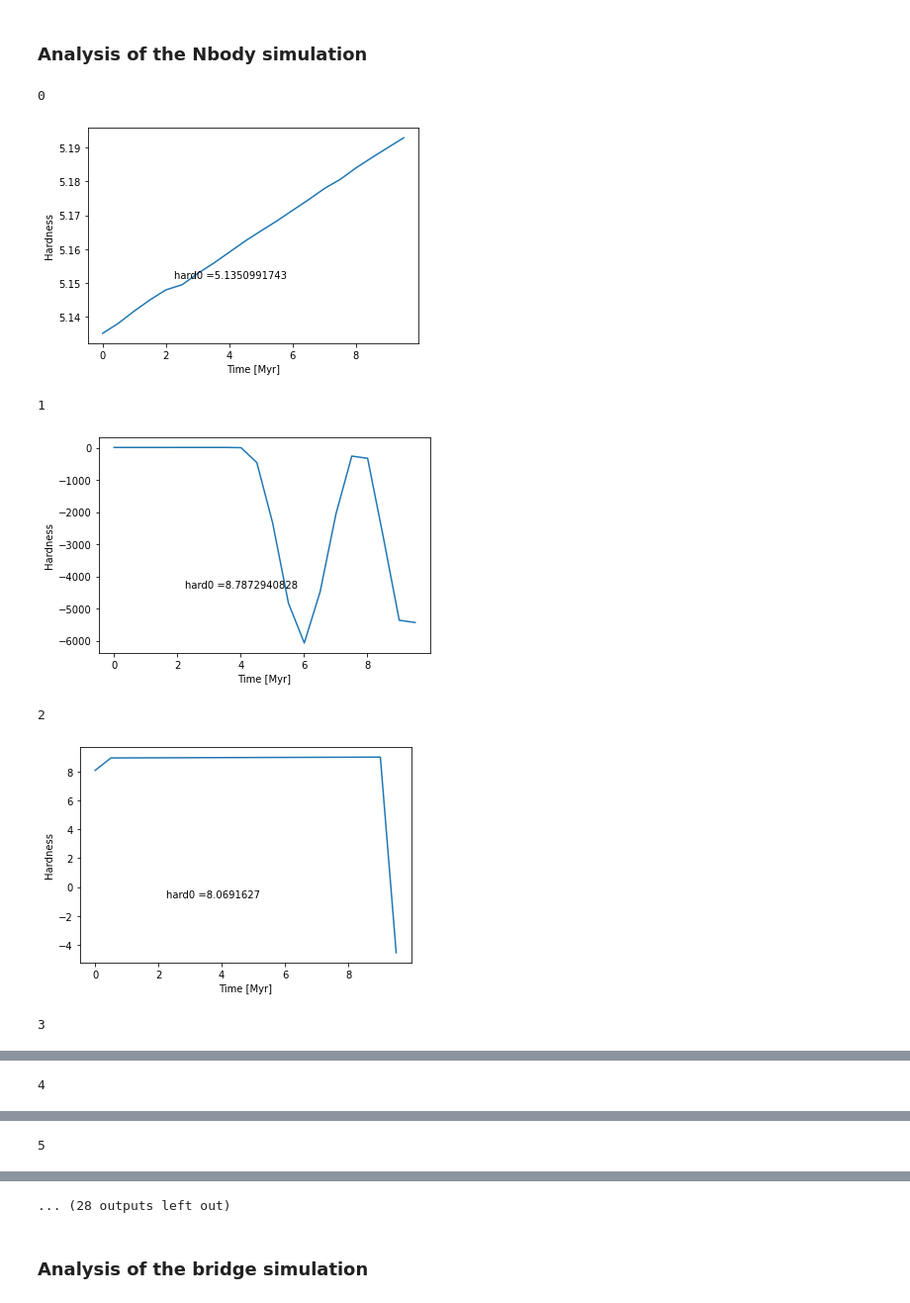
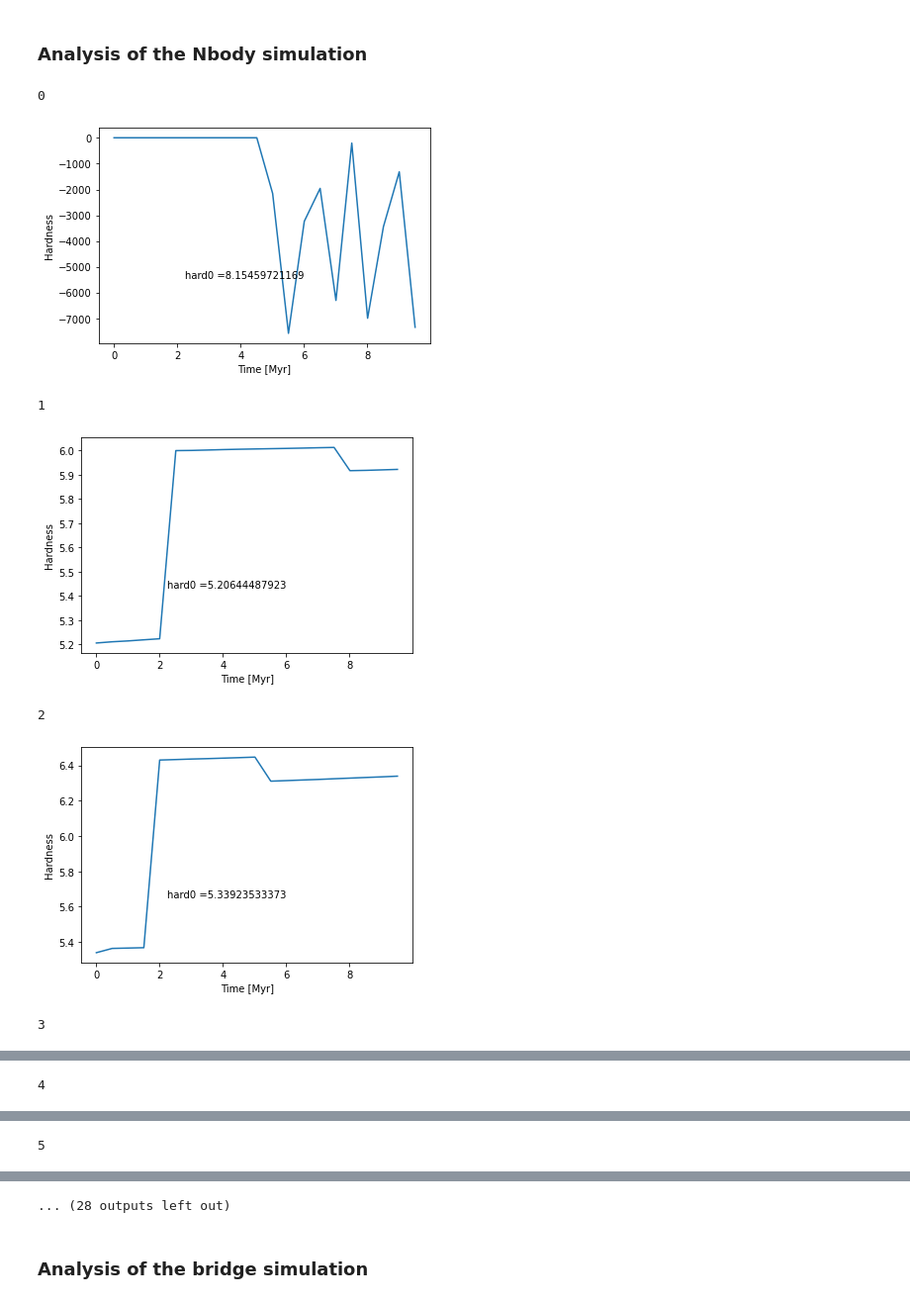
Before and after one commit to Protesticon/BBH_AMUSE, a Jupyter notebook: BBH_formation.ipynb, the cells around one changed output, grey strips where cells are left out. Shown at 99% size. Saved outputs shown, nothing was run; the diff lists cells and outputs as text; code cells hidden in the pictures.

```diff
--- a/BBH_formation.ipynb
+++ b/BBH_formation.ipynb
@@ -634,0 +635,11 @@ print(len(BBH_bridge))
+# %%
+Mdisk = 0.1e-3
+Ndisk = 1000
+rho = 3.0
+
+BBH_bridge_m01 = []
+# %%
+for i in range(0, 10):
+    print(f"\nBridge trial {i:d}:")
+    BBH_hg_info = gravhydro(Mdisk=Mdisk, Ndisk=Ndisk, rho=rho)
+    BBH_bridge_m01.append(BBH_hg_info)
@@ -637,17 +670,17 @@ print(len(BBH_bridge))
 # %%
 for i in range(N_BBH):
     print(i)
     plt.figure()
-    plt.plot(BBH_info[:,i,0].astype('float'), BBH_info[:,i,5].astype('float'))
-    plt.annotate(f'hard0 ='+str(BBH_info[:,i,5].astype('float')[0]), xy=(0.26,0.3), xycoords='axes fraction')
+    plt.plot(np.array(BBH_nbody)[0,:,i,0].astype('float'), np.array(BBH_nbody)[0,:,i,5].astype('float'))
+    plt.annotate(f'hard0 ='+str(np.array(BBH_nbody)[0,:,i,5].astype('float')[0]), xy=(0.26,0.3), xycoords='axes fraction')
     plt.xlabel('Time [Myr]')
     plt.ylabel('Hardness')
     plt.show()
 # %% [output]
 0
-[figure, old version]
+[figure, new version]
 1
-[figure, old version]
+[figure, new version]
 2
-[figure, old version]
+[figure, new version]
 3
```
Also changed, not shown: parts of 7 cells of this notebook.
